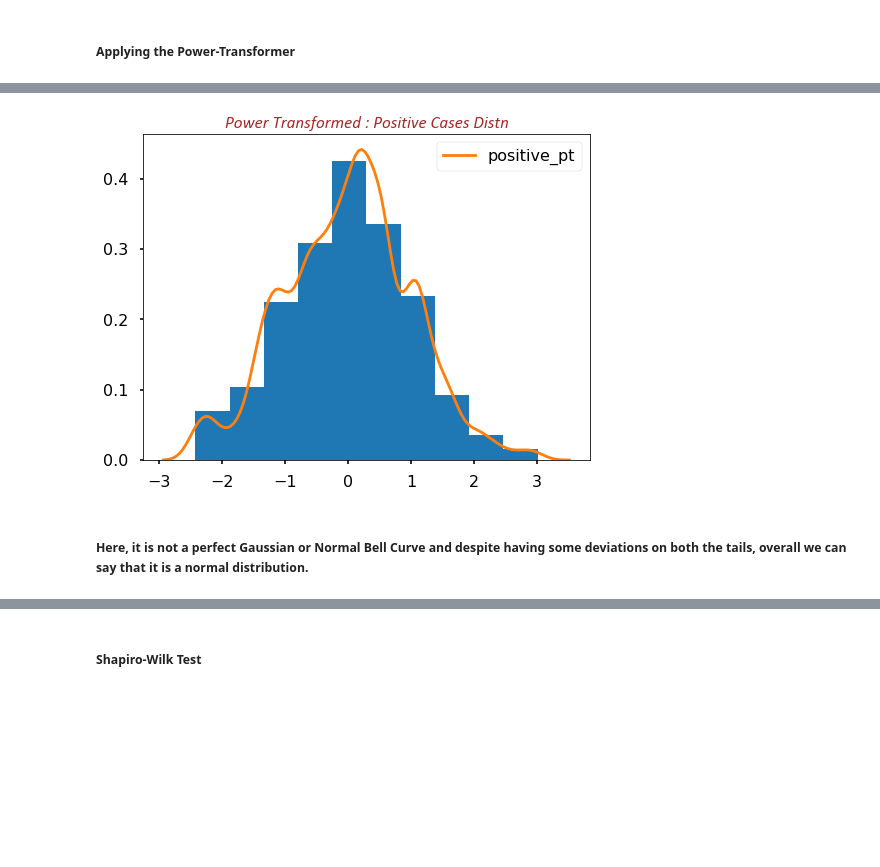
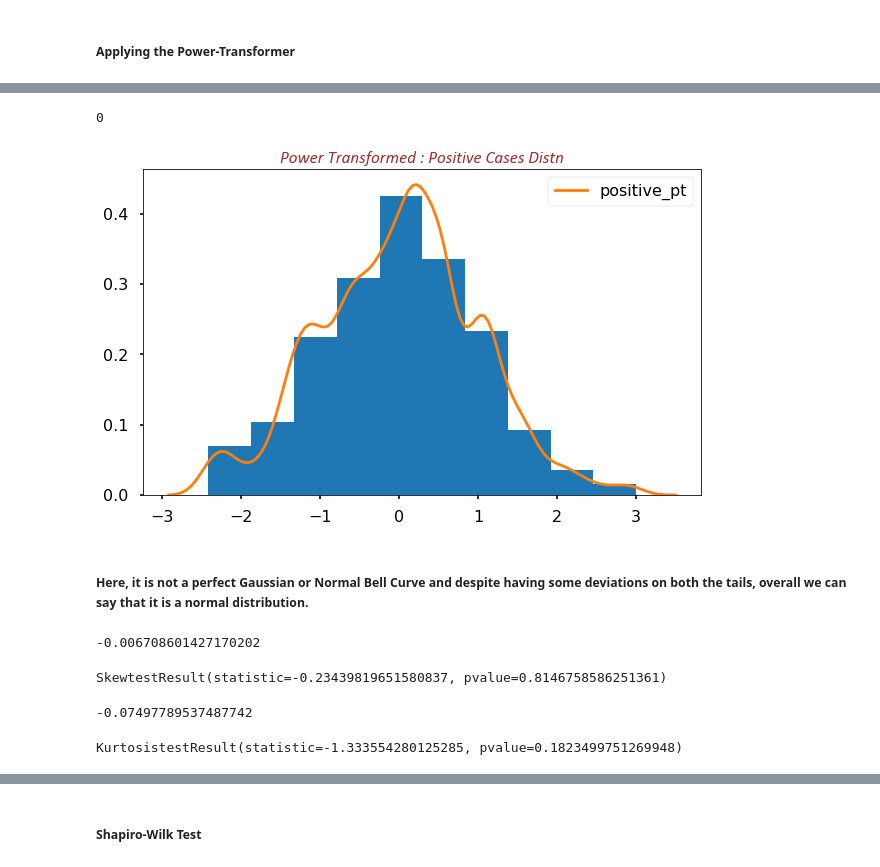
Before and after one commit to raj-shr-git/AAIC_Practice, a Jupyter notebook: VIDEO_PRACTICE/MODULE-1/ANOVA_Test.ipynb, the cells around one changed output, grey strips where cells are left out. Drawn from its saved outputs; the diff is of its cells as text; code cells hidden in the pictures; blank space fills up the shorter version.

Commit message:
Day-42 : ANOVA and other tests on real-world dataset--cont'd

```diff
--- a/VIDEO_PRACTICE/MODULE-1/ANOVA_Test.ipynb
+++ b/VIDEO_PRACTICE/MODULE-1/ANOVA_Test.ipynb
@@ -381,0 +383,3 @@ np.nanmin(pop_test_df['Positive'])
+# %%
+annv1_dense_grp = pop_test_df[['Positive','Dense_grp']]#.drop_duplicates()
+annv1_dense_grp.shape
@@ -381,0 +392,2 @@ np.nanmin(pop_test_df['Positive'])
+# %%
+annv1_dense_grp = pd.concat([annv1_dense_grp,pd.DataFrame(pt.fit_transform(annv1_dense_grp[['Positive']]),columns=['positive_pt'])],axis=1)
@@ -381,0 +410,6 @@ np.nanmin(pop_test_df['Positive'])
+# %%
+pt_dense_grp1 = pd.DataFrame(annv1_dense_grp[annv1_dense_grp['Dense_grp']=='Dense1']['positive_pt']).rename(columns={'positive_pt':'pos_pt_dense1'})
+pt_dense_grp2 = pd.DataFrame(annv1_dense_grp[annv1_dense_grp['Dense_grp']=='Dense2']['positive_pt']).rename(columns={'positive_pt':'pos_pt_dense2'})
+pt_dense_grp3 = pd.DataFrame(annv1_dense_grp[annv1_dense_grp['Dense_grp']=='Dense3']['positive_pt']).rename(columns={'positive_pt':'pos_pt_dense3'})
+pt_dense_grp4 = pd.DataFrame(annv1_dense_grp[annv1_dense_grp['Dense_grp']=='Dense4']['positive_pt']).rename(columns={'positive_pt':'pos_pt_dense4'})
+pt_dense_grp5 = pd.DataFrame(annv1_dense_grp[annv1_dense_grp['Dense_grp']=='Dense5']['positive_pt']).rename(columns={'positive_pt':'pos_pt_dense5'})
@@ -400,0 +458,8 @@ Name: positive_pt, Length: 7313, dtype: float64
+# %%
+all_states_pt_pos = pd.DataFrame(pd.concat([pt_dense_grp1['pos_pt_dense1'],
+                               pt_dense_grp2['pos_pt_dense2'],
+                               pt_dense_grp3['pos_pt_dense3'],
+                               pt_dense_grp4['pos_pt_dense4'],
+                               pt_dense_grp5['pos_pt_dense5']],axis=0),columns=['positive_pt'])
+
+all_states_pt_pos['positive_pt']
@@ -401,11 +479,31 @@ Name: positive_pt, Length: 7313, dtype: float64
+# %%
+all_states_pt_pos['positive_pt'].isna().sum()
+# %% [output]
+0
 # %%
 with plt.style.context('seaborn-poster'):
-    plt.figure(figsize=(8,6))
-    plt.hist(pop_test_df['positive_pt'] ,density=True)
-    sns.kdeplot(data=pop_test_df['positive_pt'] )
+    plt.figure(figsize=(10,6))
+    plt.hist(all_states_pt_pos['positive_pt'] ,density=True)
+    sns.kdeplot(data=all_states_pt_pos['positive_pt'] )
     plt.title("Power Transformed : Positive Cases Distn",fontdict=font_dicts(kind='title'))
 # %% [output]
-[figure, old version]
+[figure, new version]
 # %% [markdown]
 ##### **Here, it is not a perfect Gaussian or Normal Bell Curve and despite having some deviations on both the tails, overall we can say that it is a normal distribution.**
+# %%
+scipy.stats.skew(all_states_pt_pos['positive_pt'],bias=False)
+# %% [output]
+-0.006708601427170202
+# %%
+scipy.stats.skewtest(all_states_pt_pos['positive_pt'])
+# %% [output]
+SkewtestResult(statistic=-0.23439819651580837, pvalue=0.8146758586251361)
+# %%
+scipy.stats.kurtosis(all_states_pt_pos['positive_pt'],bias=False)
+# %% [output]
+-0.07497789537487742
+# %%
+scipy.stats.kurtosistest(all_states_pt_pos['positive_pt'])
+# %% [output]
+KurtosistestResult(statistic=-1.333554280125285, pvalue=0.1823499751269948)
 # %% [markdown]
```
Also changed, not shown: parts of 68 cells of this notebook.
